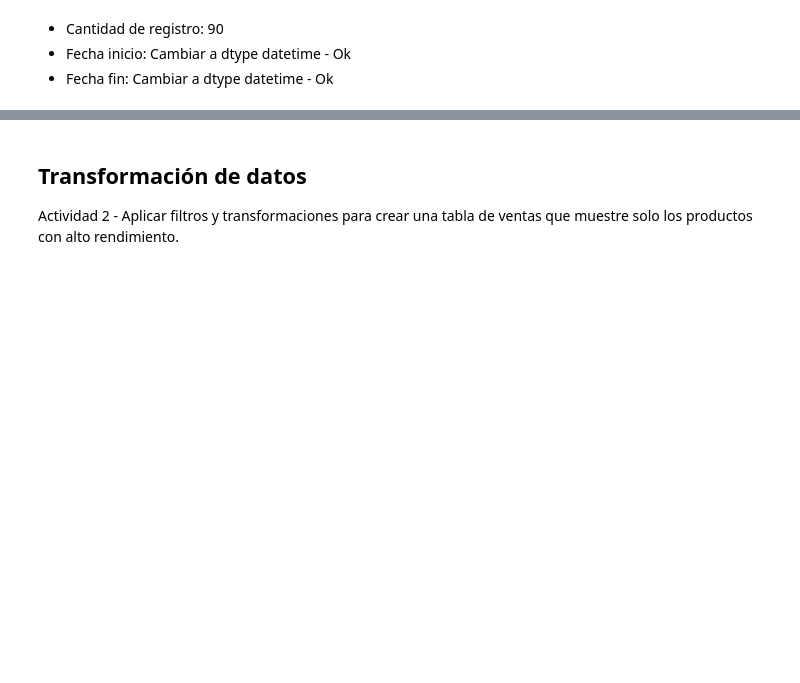
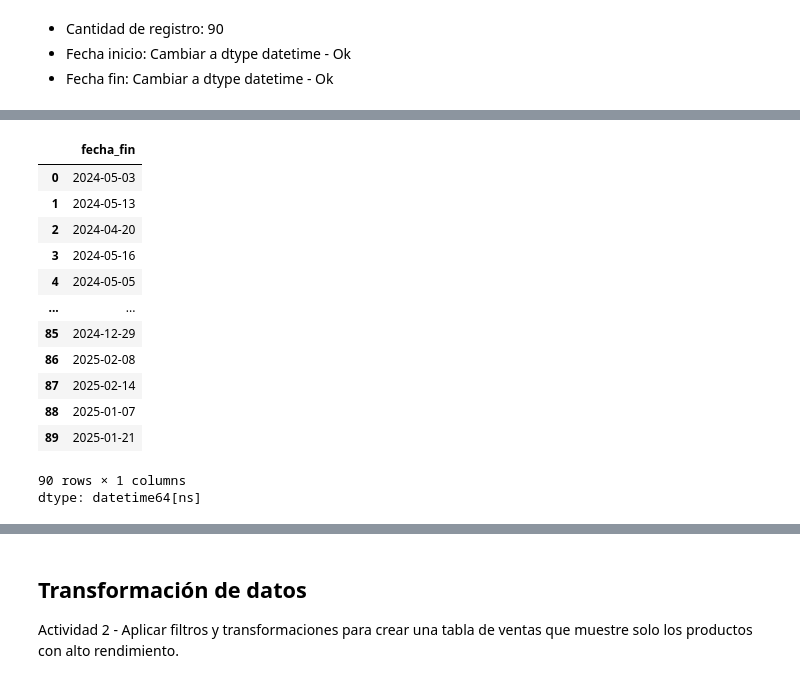
Before and after one commit to CppR-Repo/TT-2C2025-Data-Analitycs-Notebooks, a Jupyter notebook: PreEntrega/MiPre-entrega/Pre-entrega.ipynb, the cells around one changed output, grey strips where cells are left out. Cells and saved outputs as stored; diff of their text form; code cells hidden in the pictures; blank space fills up the shorter version.

```diff
--- a/PreEntrega/MiPre-entrega/Pre-entrega.ipynb
+++ b/PreEntrega/MiPre-entrega/Pre-entrega.ipynb
@@ -230,6 +483,21 @@ df_marketing['fecha_inicio'],pd.to_datetime(df_marketing['fecha_inicio'], format
 # %%
 # Convertir el campo fecha_fin a dtype datetime
-df_marketing['fecha_fin'],pd.to_datetime(df_marketing['fecha_fin'], format="%d/%m/%Y")
+pd.to_datetime(df_marketing['fecha_fin'], format="%d/%m/%Y")
+# %% [output]
+|  | fecha_fin |
+| 0 | 2024-05-03 |
+| 1 | 2024-05-13 |
+| 2 | 2024-04-20 |
+| 3 | 2024-05-16 |
+| 4 | 2024-05-05 |
+| ... | ... |
+| 85 | 2024-12-29 |
+| 86 | 2025-02-08 |
+| 87 | 2025-02-14 |
+| 88 | 2025-01-07 |
+| 89 | 2025-01-21 |
+90 rows × 1 columns
+dtype: datetime64[ns]
 # %%
 # Validamos los cambios
 df_marketing['fecha_inicio'].dtype
```
Also changed, not shown: parts of 47 cells of this notebook.
